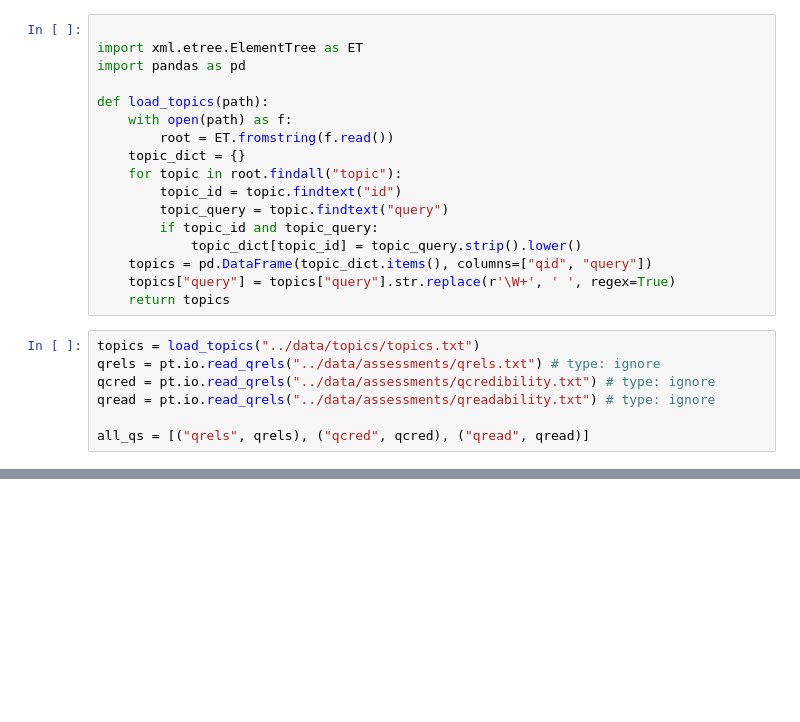
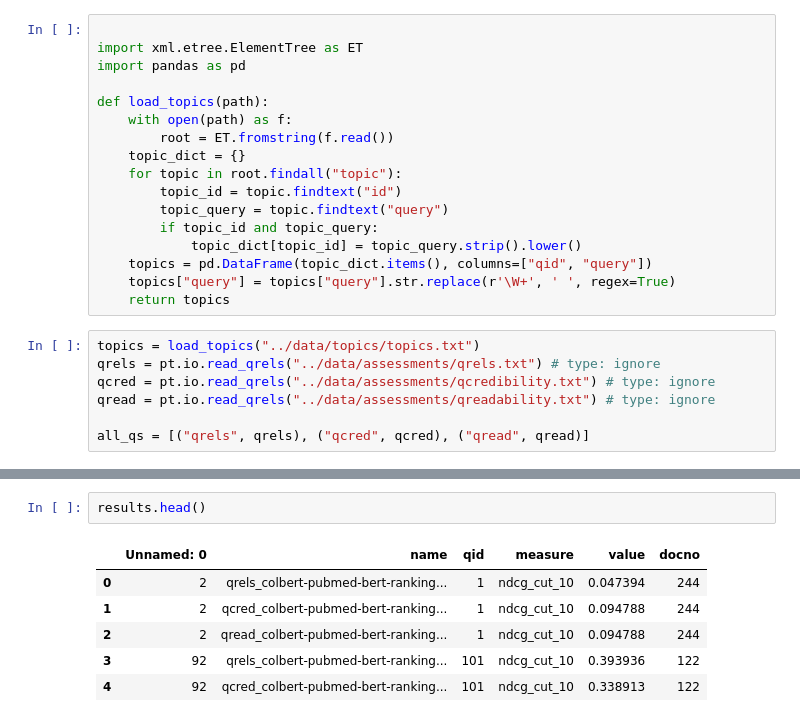
Before and after one commit to JoProbst/ThesisCode, a Jupyter notebook: evaluation/evaluate_external_results.ipynb, the cells around one changed output, grey strips where cells are left out. Cells and saved outputs as stored; diff of their text form; blank space fills up the shorter version.

```diff
--- a/evaluation/evaluate_external_results.ipynb
+++ b/evaluation/evaluate_external_results.ipynb
@@ -68,0 +113,9 @@ results.to_csv("results/" + simple_name + "_results.csv")
+# %%
+results.head()
+# %% [output]
+|  | Unnamed: 0 | name | qid | measure | value | docno |
+| 0 | 2 | qrels_colbert-pubmed-bert-ranking... | 1 | ndcg_cut_10 | 0.047394 | 244 |
+| 1 | 2 | qcred_colbert-pubmed-bert-ranking... | 1 | ndcg_cut_10 | 0.094788 | 244 |
+| 2 | 2 | qread_colbert-pubmed-bert-ranking... | 1 | ndcg_cut_10 | 0.094788 | 244 |
+| 3 | 92 | qrels_colbert-pubmed-bert-ranking... | 101 | ndcg_cut_10 | 0.393936 | 122 |
+| 4 | 92 | qcred_colbert-pubmed-bert-ranking... | 101 | ndcg_cut_10 | 0.338913 | 122 |
```
Also changed, not shown: parts of 9 cells of this notebook, 20 other files.
